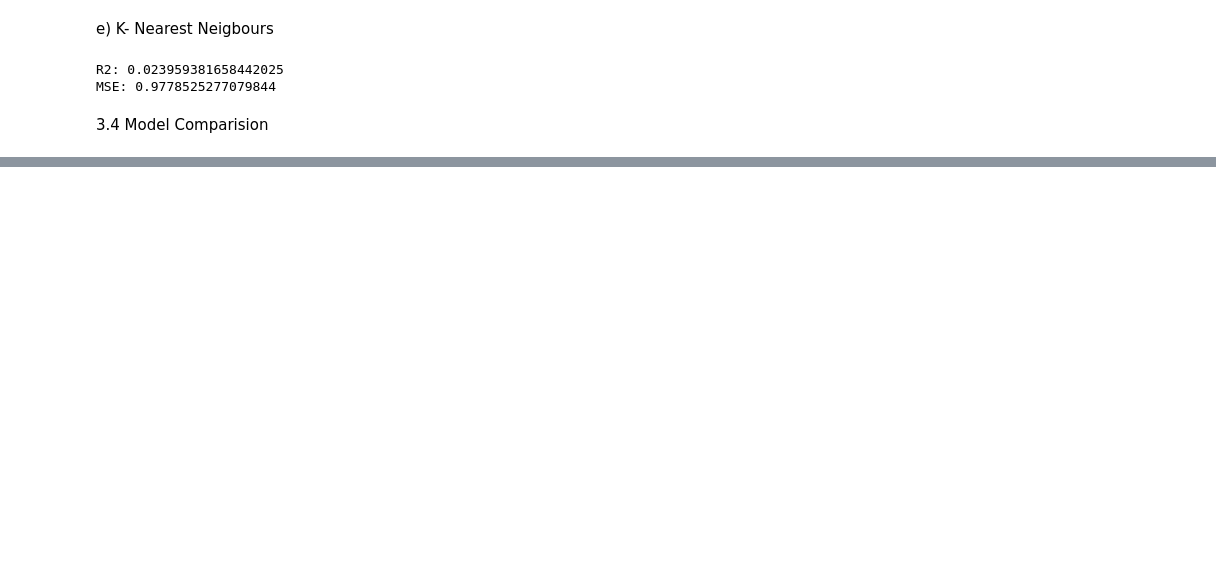
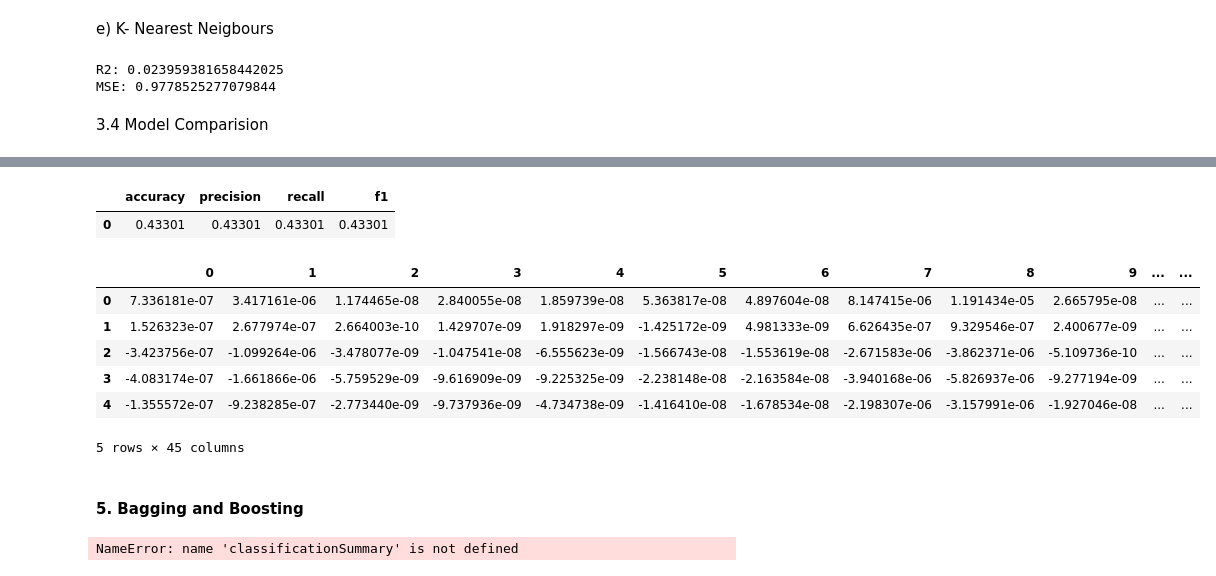
Before and after one commit to Awesomo1/Earthquake-Project, a Jupyter notebook: Earthquake_Modeling.ipynb, the cells around one changed output, grey strips where cells are left out. Cells and saved outputs as stored; diff of their text form; code cells hidden in the pictures; blank space fills up the shorter version.

```diff
--- a/Earthquake_Modeling.ipynb
+++ b/Earthquake_Modeling.ipynb
@@ -279,0 +377,26 @@ plt.show()
+# %%
+classificationsummary = pd.DataFrame({
+    'accuracy': [np.mean(results['actual'] == results['predicted'])],
+    'precision': [np.mean(results['actual'] == results['predicted'])],
+    'recall': [np.mean(results['actual'] == results['predicted'])],
+    'f1': [np.mean(results['actual'] == results['predicted'])],
+})
+
+classificationsummary
+# %% [output]
+|  | accuracy | precision | recall | f1 |
+| 0 | 0.43301 | 0.43301 | 0.43301 | 0.43301 |
+# %%
+coef = logit.coef_
+coef_df = pd.DataFrame(coef)
+coef_df.head()
+# %% [output]
+|  | 0 | 1 | 2 | 3 | 4 | 5 | 6 | 7 | 8 | 9 | ... | ... |
+| 0 | 7.336181e-07 | 3.417161e-06 | 1.174465e-08 | 2.840055e-08 | 1.859739e-08 | 5.363817e-08 | 4.897604e-08 | 8.147415e-06 | 1.191434e-05 | 2.665795e-08 | ... | ... |
+| 1 | 1.526323e-07 | 2.677974e-07 | 2.664003e-10 | 1.429707e-09 | 1.918297e-09 | -1.425172e-09 | 4.981333e-09 | 6.626435e-07 | 9.329546e-07 | 2.400677e-09 | ... | ... |
+| 2 | -3.423756e-07 | -1.099264e-06 | -3.478077e-09 | -1.047541e-08 | -6.555623e-09 | -1.566743e-08 | -1.553619e-08 | -2.671583e-06 | -3.862371e-06 | -5.109736e-10 | ... | ... |
+| 3 | -4.083174e-07 | -1.661866e-06 | -5.759529e-09 | -9.616909e-09 | -9.225325e-09 | -2.238148e-08 | -2.163584e-08 | -3.940168e-06 | -5.826937e-06 | -9.277194e-09 | ... | ... |
+| 4 | -1.355572e-07 | -9.238285e-07 | -2.773440e-09 | -9.737936e-09 | -4.734738e-09 | -1.416410e-08 | -1.678534e-08 | -2.198307e-06 | -3.157991e-06 | -1.927046e-08 | ... | ... |
+5 rows × 45 columns
+# %% [markdown]
+#### 5. Bagging and Boosting
@@ -279,0 +409,9 @@ plt.show()
+# %%
+
+bagging = BaggingClassifier(DecisionTreeClassifier(random_state=1),
+                            n_estimators=100, random_state=1)
+bagging.fit(x_train, y_train)
+
+classificationSummary(y_test, bagging.predict(x_test))
+# %% [output]
+NameError: name 'classificationSummary' is not defined
```
Also changed, not shown: parts of 15 cells of this notebook.
